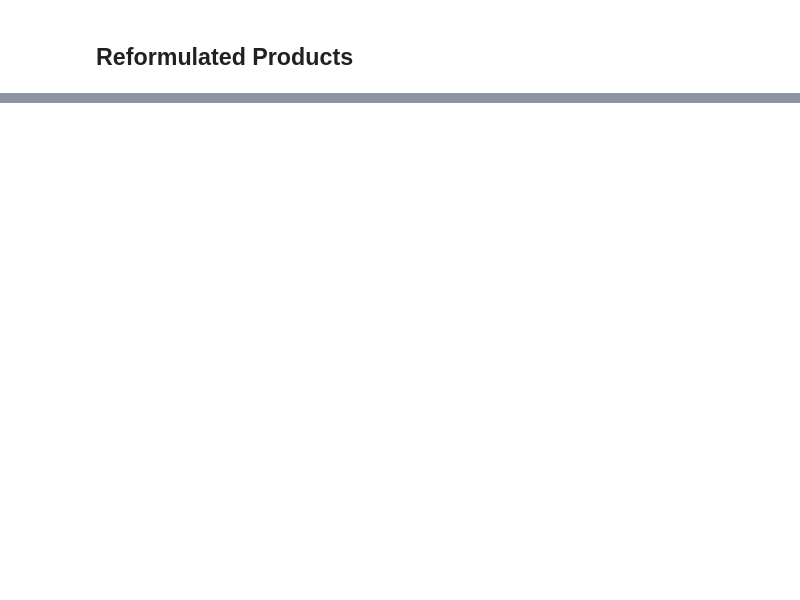
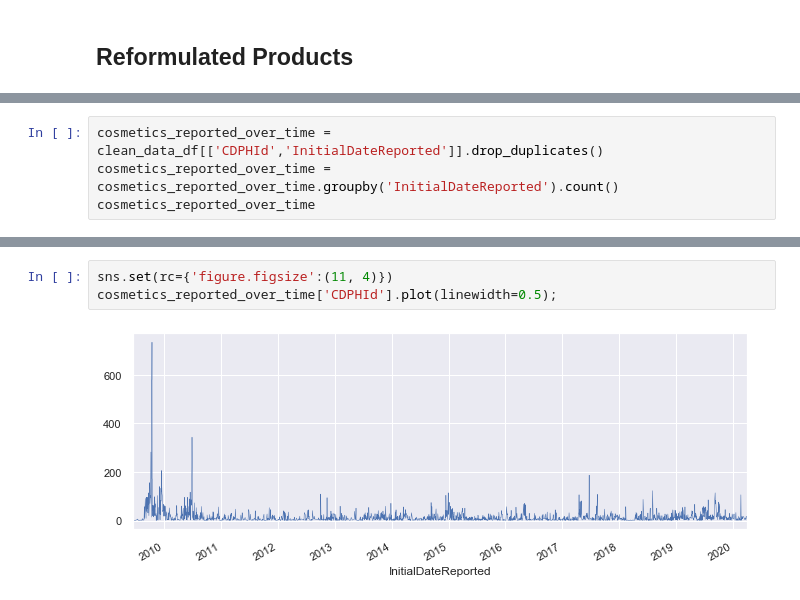
Before and after one commit to chelseanbr/Whats-In-My-Makeup-Bag, a Jupyter notebook: neat_eda.ipynb, the cells around one changed output, grey strips where cells are left out. Drawn from its saved outputs; the diff is of its cells as text; blank space fills up the shorter version.

```diff
--- a/neat_eda.ipynb
+++ b/neat_eda.ipynb
@@ -416,0 +561,4 @@ Column	Number of Unique Values
+# %%
+cosmetics_reported_over_time = clean_data_df[['CDPHId','InitialDateReported']].drop_duplicates()
+cosmetics_reported_over_time = cosmetics_reported_over_time.groupby('InitialDateReported').count()
+cosmetics_reported_over_time
@@ -416,0 +630,5 @@ Column	Number of Unique Values
+# %%
+sns.set(rc={'figure.figsize':(11, 4)})
+cosmetics_reported_over_time['CDPHId'].plot(linewidth=0.5);
+# %% [output]
+[figure, added]
```
Also changed, not shown: parts of 39 cells of this notebook, 1 other file.
